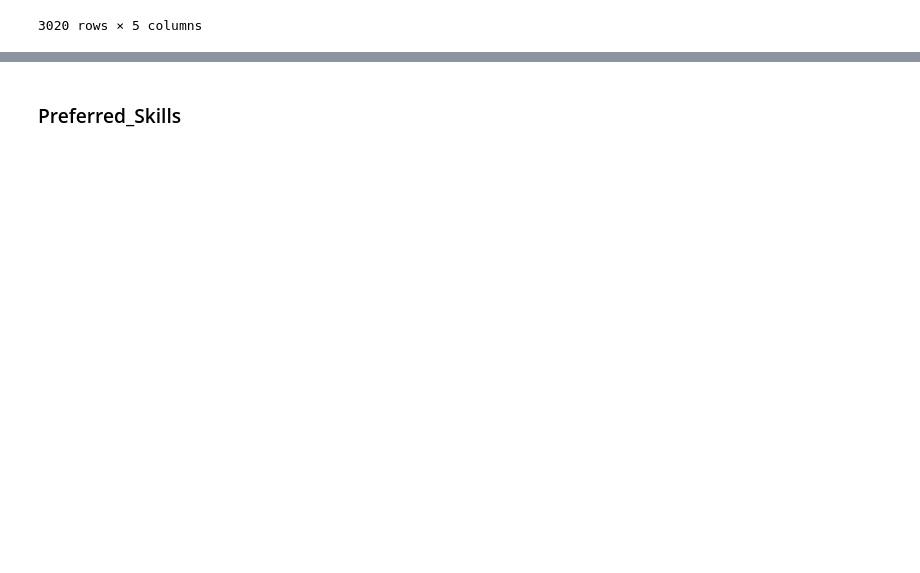
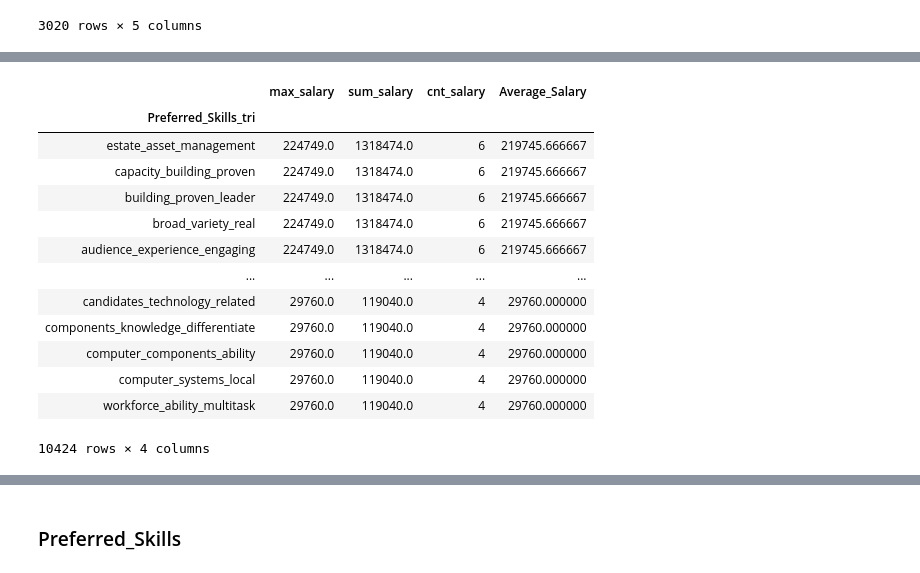
Before and after one commit to Data-Citadel/IDS_GROUP006, a Jupyter notebook: IDS_try.ipynb, the cells around one changed output, grey strips where cells are left out. Saved outputs shown, nothing was run; the diff lists cells and outputs as text; code cells hidden in the pictures; blank space fills up the shorter version.

```diff
--- a/IDS_try.ipynb
+++ b/IDS_try.ipynb
@@ -271,0 +285,2 @@ posting_data[str_cols]
+# %%
+posting_data['Preferred_Skills_bi'] = posting_data['Preferred_Skillsnew'].apply(bigram)
@@ -271,0 +331,27 @@ posting_data[str_cols]
+# %%
+sub_df = posting_data[['Preferred_Skills_tetra', 'Projected_Salary_From']].copy()
+# %%
+df = sub_df.explode('Preferred_Skills_tetra').groupby('Preferred_Skills_tetra').agg(
+max_salary=('Projected_Salary_From', max),
+sum_salary=('Projected_Salary_From', sum ),
+cnt_salary=('Projected_Salary_From', 'count') ).sort_values(['max_salary','sum_salary','cnt_salary'], ascending=False)
+# %%
+df['Average_Salary'] = df['sum_salary']/df['cnt_salary']
+df = df[df['cnt_salary'] >=4 ].sort_values(['Average_Salary'], ascending=False)
+# %%
+df
+# %% [output]
+|  | max_salary | sum_salary | cnt_salary | Average_Salary |
+| Preferred_Skills_tri |  |  |  |  |
+| estate_asset_management | 224749.0 | 1318474.0 | 6 | 219745.666667 |
+| capacity_building_proven | 224749.0 | 1318474.0 | 6 | 219745.666667 |
+| building_proven_leader | 224749.0 | 1318474.0 | 6 | 219745.666667 |
+| broad_variety_real | 224749.0 | 1318474.0 | 6 | 219745.666667 |
+| audience_experience_engaging | 224749.0 | 1318474.0 | 6 | 219745.666667 |
+| ... | ... | ... | ... | ... |
+| candidates_technology_related | 29760.0 | 119040.0 | 4 | 29760.000000 |
+| components_knowledge_differentiate | 29760.0 | 119040.0 | 4 | 29760.000000 |
+| computer_components_ability | 29760.0 | 119040.0 | 4 | 29760.000000 |
+| computer_systems_local | 29760.0 | 119040.0 | 4 | 29760.000000 |
+| workforce_ability_multitask | 29760.0 | 119040.0 | 4 | 29760.000000 |
+10424 rows × 4 columns
```
Also changed, not shown: parts of 26 cells of this notebook.
